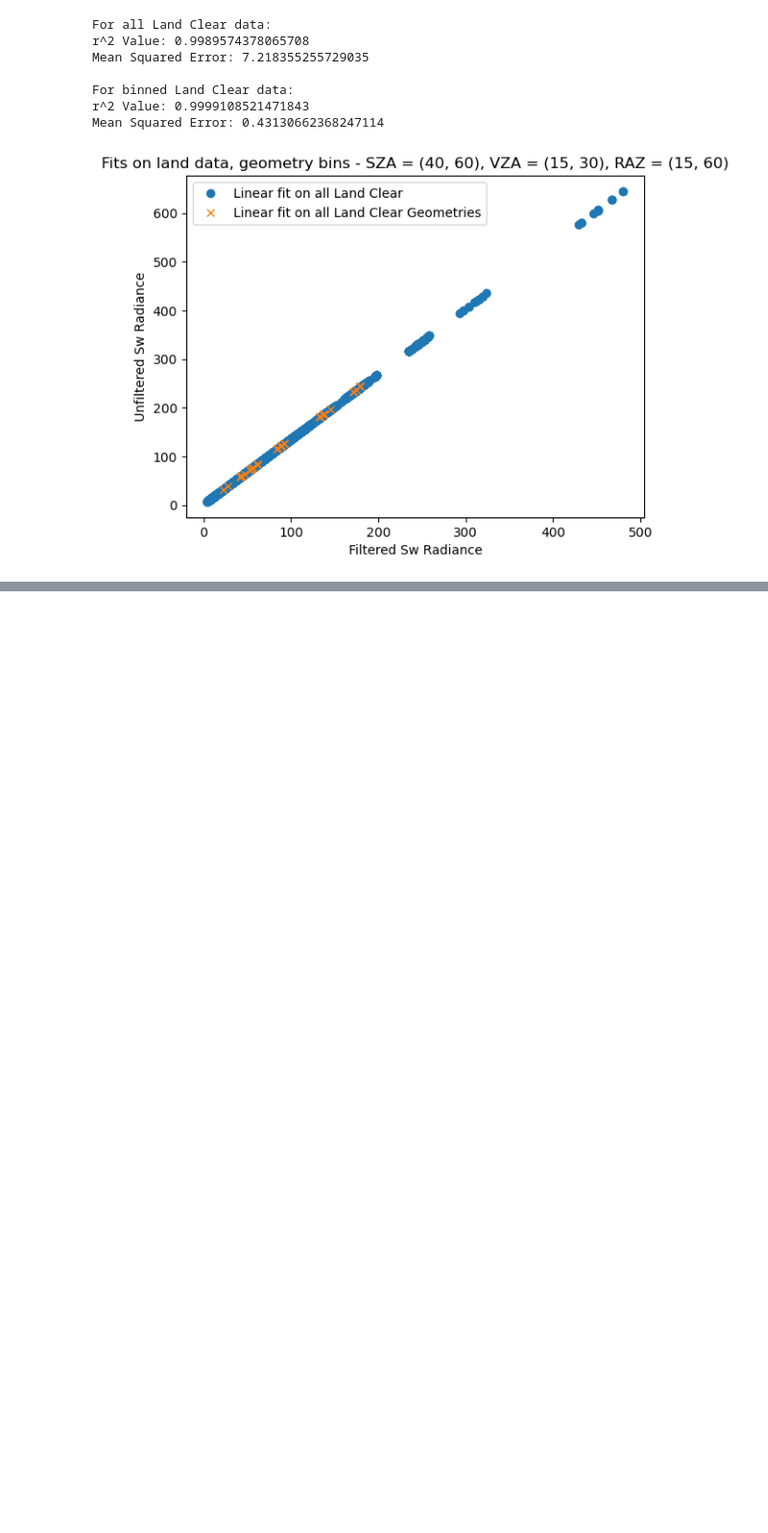
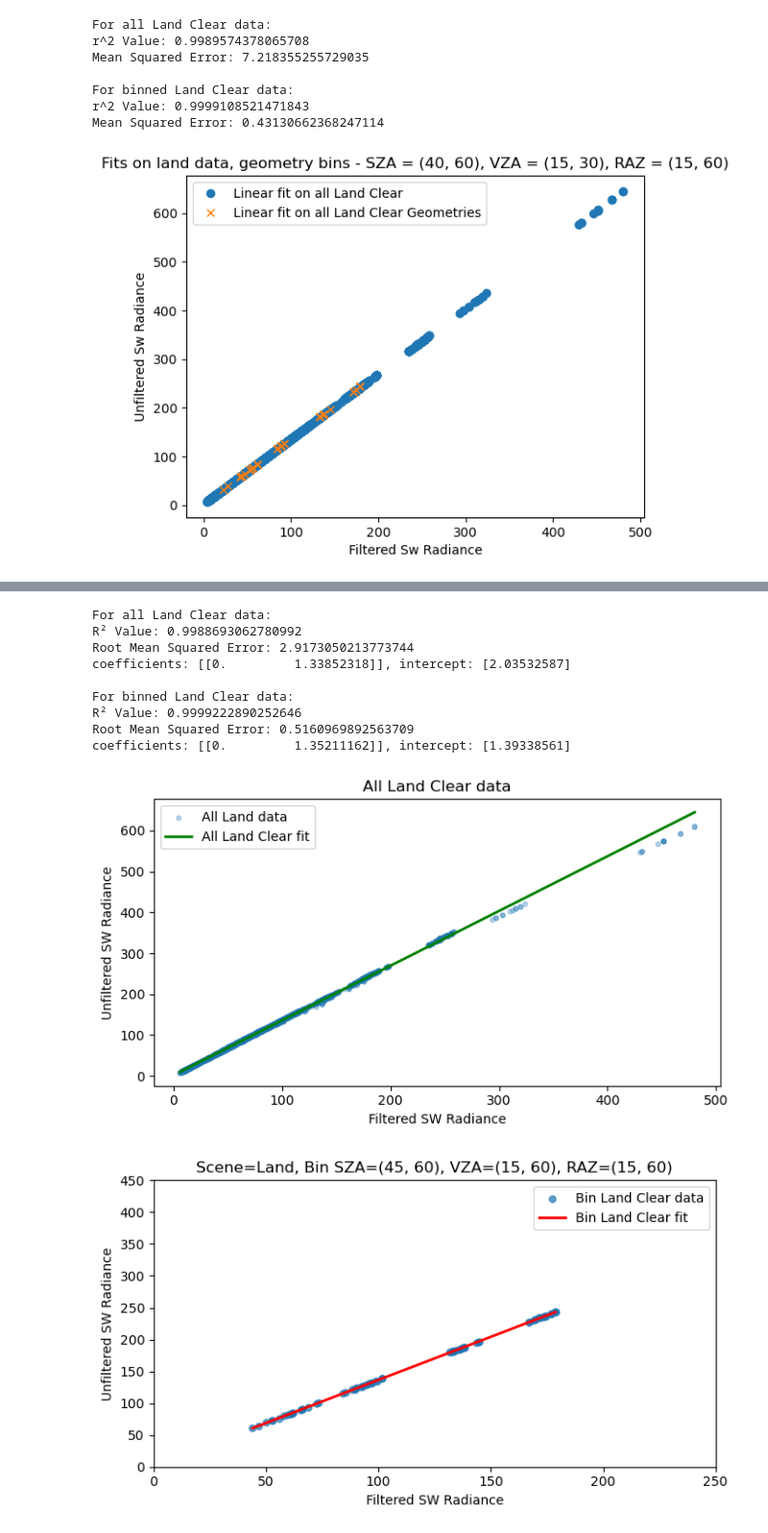
Before and after one commit to LASP-Libera/libera_unfiltering, a Jupyter notebook: validation.ipynb, the cells around one changed output, grey strips where cells are left out. Shown at 96% size. Cells and saved outputs as stored; diff of their text form; code cells hidden in the pictures; blank space fills up the shorter version.

```diff
--- a/validation.ipynb
+++ b/validation.ipynb
@@ -1229,0 +1308,21 @@ Mean Squared Error: 0.6567393879481199
+# %%
+compare_global_vs_bin_fit(
+    land_cloudy,
+    scene="Land",
+    sza_range=(45,60),
+    vza_range=(15,60),
+    raz_range=(15,60),
+    degree=1  # linear, or 2 for quadratic
+)
+# %% [output]
+For all Land Clear data:
+R² Value: 0.9988693062780992
+Root Mean Squared Error: 2.9173050213773744
+coefficients: [[0.         1.33852318]], intercept: [2.03532587]
+
+For binned Land Clear data:
+R² Value: 0.9999222890252646
+Root Mean Squared Error: 0.5160969892563709
+coefficients: [[0.         1.35211162]], intercept: [1.39338561]
+[figure, added]
+[figure, added]
```
Also changed, not shown: parts of 8 cells of this notebook.
